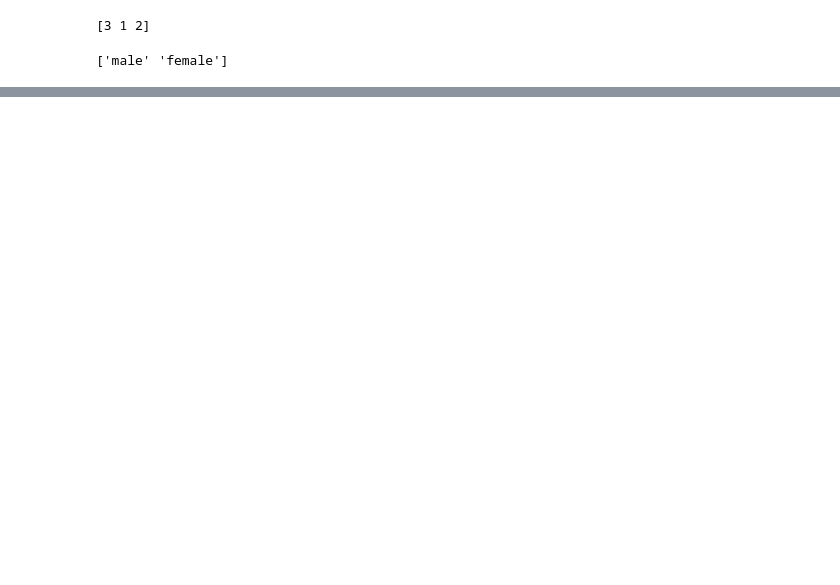
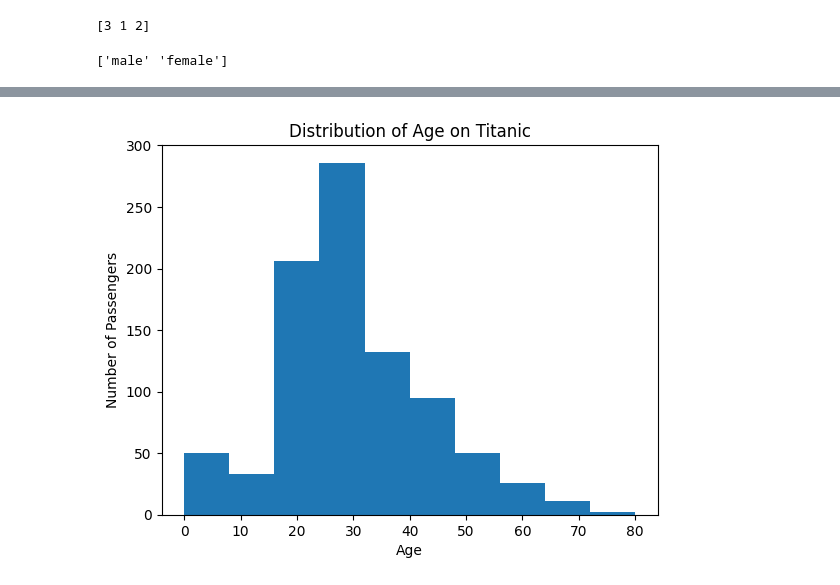
Before and after one commit to AshuutoshVish/Titanic, a Jupyter notebook: Titanic Visuals/Titanicdata.ipynb, the cells around one changed output, grey strips where cells are left out. Saved outputs shown, nothing was run; the diff lists cells and outputs as text; code cells hidden in the pictures; blank space fills up the shorter version.

Commit message:
Plots

```diff
--- a/Titanic Visuals/Titanicdata.ipynb
+++ b/Titanic Visuals/Titanicdata.ipynb
@@ -135,0 +112,11 @@ df.head(25)
+# %%
+age_mean = df.groupby(["Sex", "Pclass"])["Age"].mean()
+def fill_age(x):
+    if pd.isnull(x["Age"]):
+        return int(age_mean[x["Sex"], x["Pclass"]])
+    else:
+        return int(x["Age"])
+
+df["Age"] = df.apply(fill_age, axis=1)
+
+df.head(10)
@@ -135,0 +135,11 @@ df.head(25)
+# %%
+plt.figure()
+plt.hist(df['Age'], bins=10)
+
+plt.xlabel("Age")
+plt.ylabel("Number of Passengers")
+plt.title("Distribution of Age on Titanic")
+
+plt.show()
+# %% [output]
+[figure, added]
```
Also changed, not shown: parts of 11 cells of this notebook.
